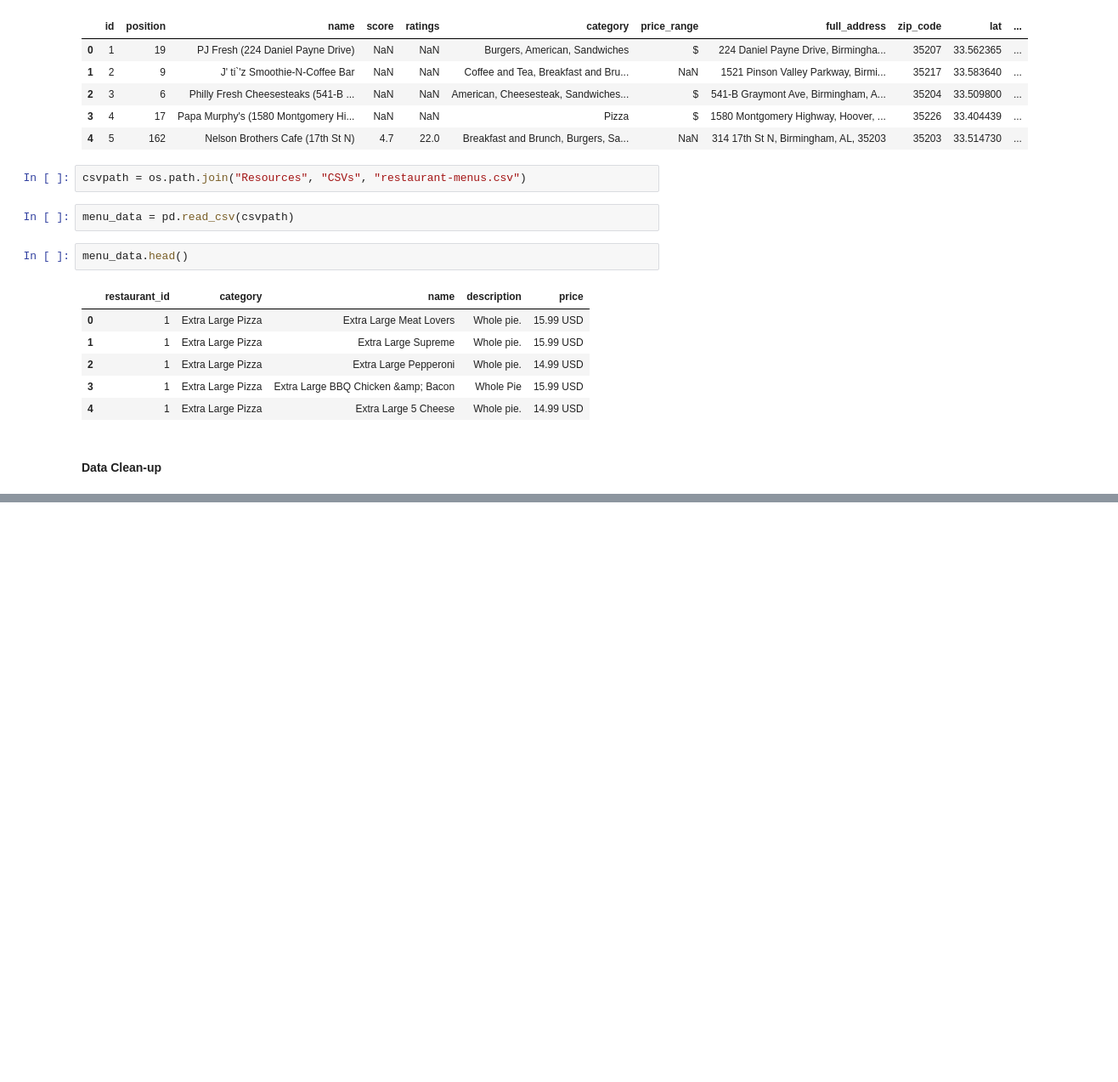
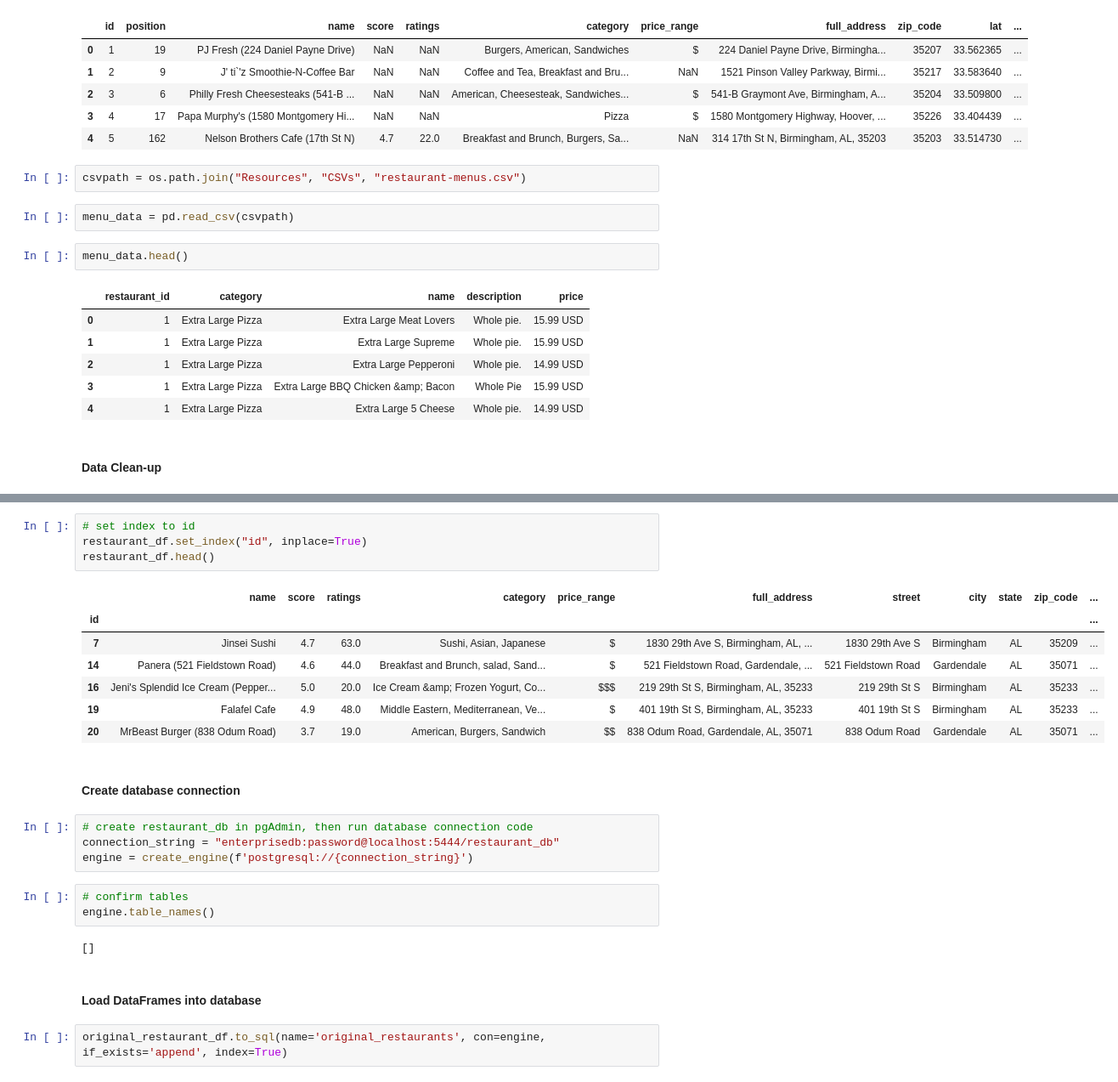
Before and after one commit to skgag1216/Project-2, a Jupyter notebook: Uber_Eats_Restaurants.ipynb, the cells around one changed output, grey strips where cells are left out. Shown: that part at 85% size. Drawn from its saved outputs; the diff is of its cells as text; blank space fills up the shorter version.

Commit message:
loading datasets into postgres

```diff
--- a/Uber_Eats_Restaurants.ipynb
+++ b/Uber_Eats_Restaurants.ipynb
@@ -85,3 +146,30 @@ restaurant_df
 | 4961 | 4962 | Subway (833 W Wisconsin Ave) | 4.9 | 10.0 | Fast Food, Sandwich, American | $ | 833 W Wisconsin Ave, Appleton, WI... | 833 W Wisconsin Ave | Appleton | WI | ... |
 | 4966 | 4967 | Subway (2151 Royal Ave) | 4.5 | 11.0 | Fast Food, Sandwich, American | $ | 2151 Royal Ave, Monona, WI, 53713 | 2151 Royal Ave | Monona | WI | ... |
 1907 rows × 13 columns
+# %%
+# set index to id
+restaurant_df.set_index("id", inplace=True)
+restaurant_df.head()
+# %% [output]
+|  | name | score | ratings | category | price_range | full_address | street | city | state | zip_code | ... |
+| id |  |  |  |  |  |  |  |  |  |  | ... |
+| 7 | Jinsei Sushi | 4.7 | 63.0 | Sushi, Asian, Japanese | $ | 1830 29th Ave S, Birmingham, AL, ... | 1830 29th Ave S | Birmingham | AL | 35209 | ... |
+| 14 | Panera (521 Fieldstown Road) | 4.6 | 44.0 | Breakfast and Brunch, salad, Sand... | $ | 521 Fieldstown Road, Gardendale, ... | 521 Fieldstown Road | Gardendale | AL | 35071 | ... |
+| 16 | Jeni's Splendid Ice Cream (Pepper... | 5.0 | 20.0 | Ice Cream &amp; Frozen Yogurt, Co... | $$$ | 219 29th St S, Birmingham, AL, 35233 | 219 29th St S | Birmingham | AL | 35233 | ... |
+| 19 | Falafel Cafe | 4.9 | 48.0 | Middle Eastern, Mediterranean, Ve... | $ | 401 19th St S, Birmingham, AL, 35233 | 401 19th St S | Birmingham | AL | 35233 | ... |
+| 20 | MrBeast Burger (838 Odum Road) | 3.7 | 19.0 | American, Burgers, Sandwich | $$ | 838 Odum Road, Gardendale, AL, 35071 | 838 Odum Road | Gardendale | AL | 35071 | ... |
+# %% [markdown]
+#### Create database connection
+# %%
+# create restaurant_db in pgAdmin, then run database connection code
+connection_string = "enterprisedb:password@localhost:5444/restaurant_db"
+engine = create_engine(f'postgresql://{connection_string}')
+# %%
+# confirm tables
+engine.table_names()
+# %% [output]
+[]
+# %% [markdown]
+#### Load DataFrames into database
+# %%
+original_restaurant_df.to_sql(name='original_restaurants', con=engine, if_exists='append', index=True)
```
Also changed, not shown: parts of 9 cells of this notebook.
